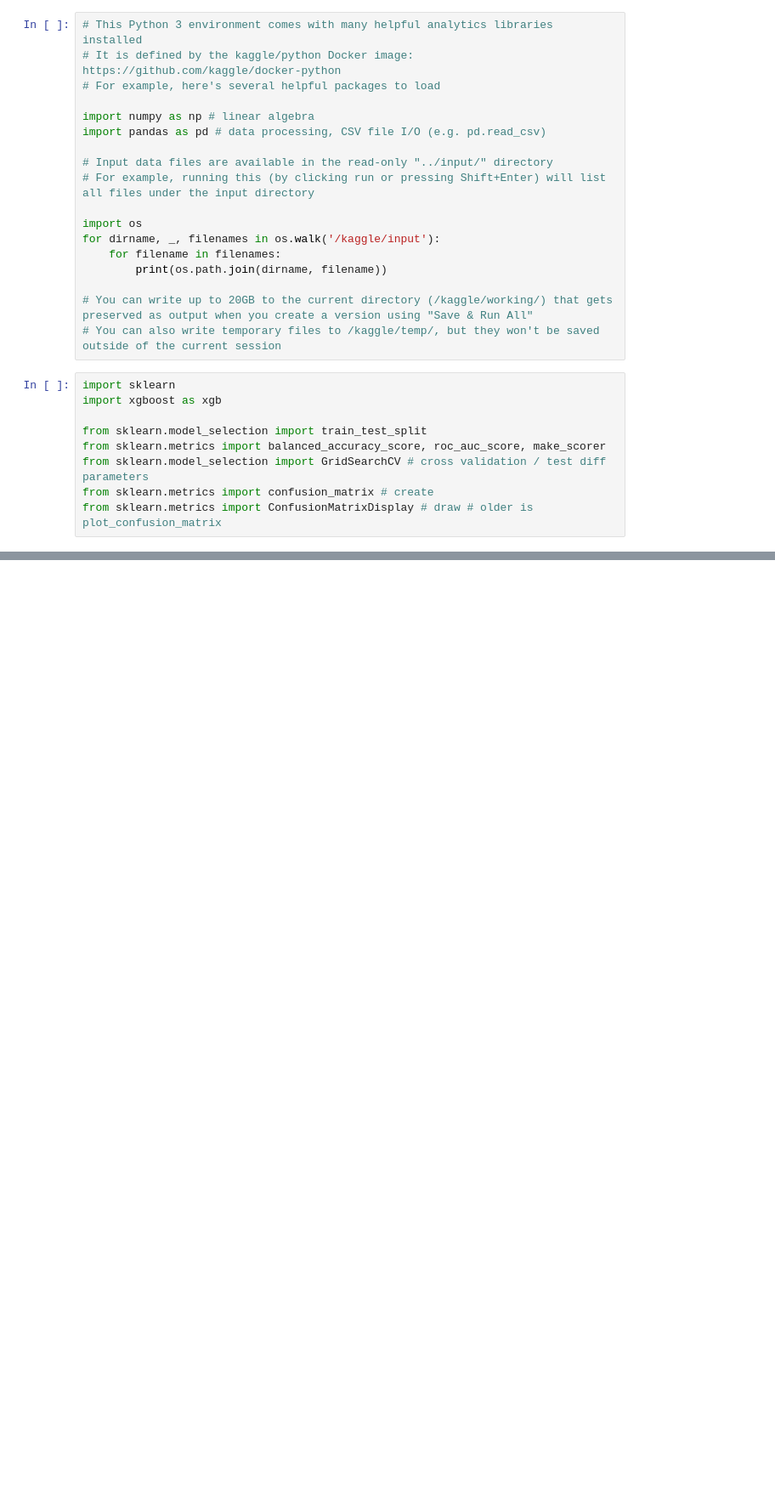
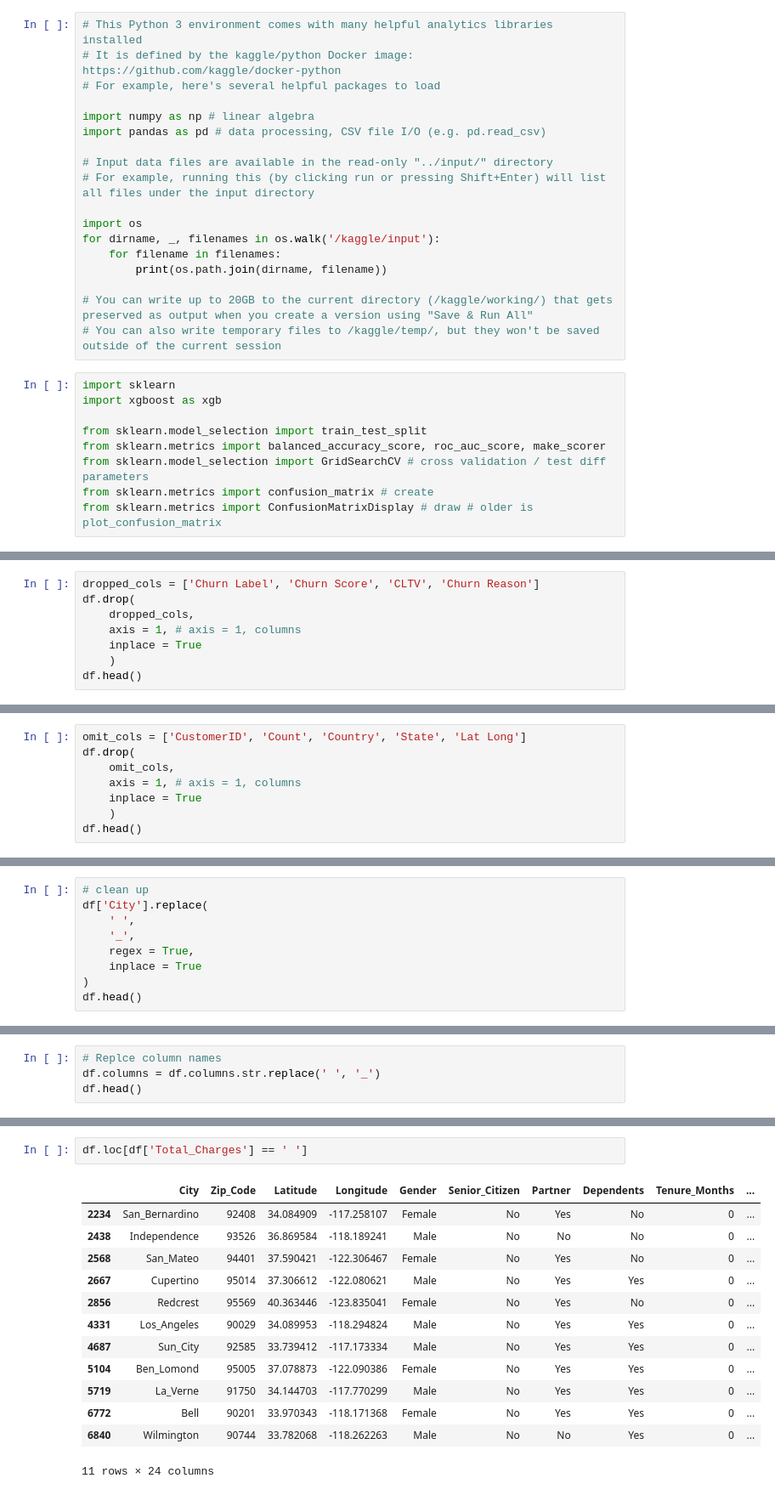
Before and after one commit to shitijnigam/kaggle-repo, a Jupyter notebook: ml-recap-xgboost.ipynb, the cells around one changed output, grey strips where cells are left out. Shown: that part at 85% size. Saved outputs shown, nothing was run; the diff lists cells and outputs as text; blank space fills up the shorter version.

```diff
--- a/ml-recap-xgboost.ipynb
+++ b/ml-recap-xgboost.ipynb
@@ -33,0 +43,8 @@ dataframe.head()
+# %%
+dropped_cols = ['Churn Label', 'Churn Score', 'CLTV', 'Churn Reason']
+df.drop(
+    dropped_cols,
+    axis = 1, # axis = 1, columns
+    inplace = True
+    )
+df.head()
@@ -33,0 +92,8 @@ dataframe.head()
+# %%
+omit_cols = ['CustomerID', 'Count', 'Country', 'State', 'Lat Long']
+df.drop(
+    omit_cols,
+    axis = 1, # axis = 1, columns
+    inplace = True
+    )
+df.head()
@@ -33,0 +108,9 @@ dataframe.head()
+# %%
+# clean up
+df['City'].replace(
+    ' ',
+    '_',
+    regex = True,
+    inplace = True
+)
+df.head()
@@ -33,0 +137,4 @@ dataframe.head()
+# %%
+# Replce column names
+df.columns = df.columns.str.replace(' ', '_')
+df.head()
@@ -33,0 +186,16 @@ dataframe.head()
+# %%
+df.loc[df['Total_Charges'] == ' ']
+# %% [output]
+|  | City | Zip_Code | Latitude | Longitude | Gender | Senior_Citizen | Partner | Dependents | Tenure_Months | ... |
+| 2234 | San_Bernardino | 92408 | 34.084909 | -117.258107 | Female | No | Yes | No | 0 | ... |
+| 2438 | Independence | 93526 | 36.869584 | -118.189241 | Male | No | No | No | 0 | ... |
+| 2568 | San_Mateo | 94401 | 37.590421 | -122.306467 | Female | No | Yes | No | 0 | ... |
+| 2667 | Cupertino | 95014 | 37.306612 | -122.080621 | Male | No | Yes | Yes | 0 | ... |
+| 2856 | Redcrest | 95569 | 40.363446 | -123.835041 | Female | No | Yes | No | 0 | ... |
+| 4331 | Los_Angeles | 90029 | 34.089953 | -118.294824 | Male | No | Yes | Yes | 0 | ... |
+| 4687 | Sun_City | 92585 | 33.739412 | -117.173334 | Male | No | Yes | Yes | 0 | ... |
+| 5104 | Ben_Lomond | 95005 | 37.078873 | -122.090386 | Female | No | Yes | Yes | 0 | ... |
+| 5719 | La_Verne | 91750 | 34.144703 | -117.770299 | Male | No | Yes | Yes | 0 | ... |
+| 6772 | Bell | 90201 | 33.970343 | -118.171368 | Female | No | Yes | Yes | 0 | ... |
+| 6840 | Wilmington | 90744 | 33.782068 | -118.262263 | Male | No | No | Yes | 0 | ... |
+11 rows × 24 columns
```
Also changed, not shown: parts of 14 cells of this notebook.
